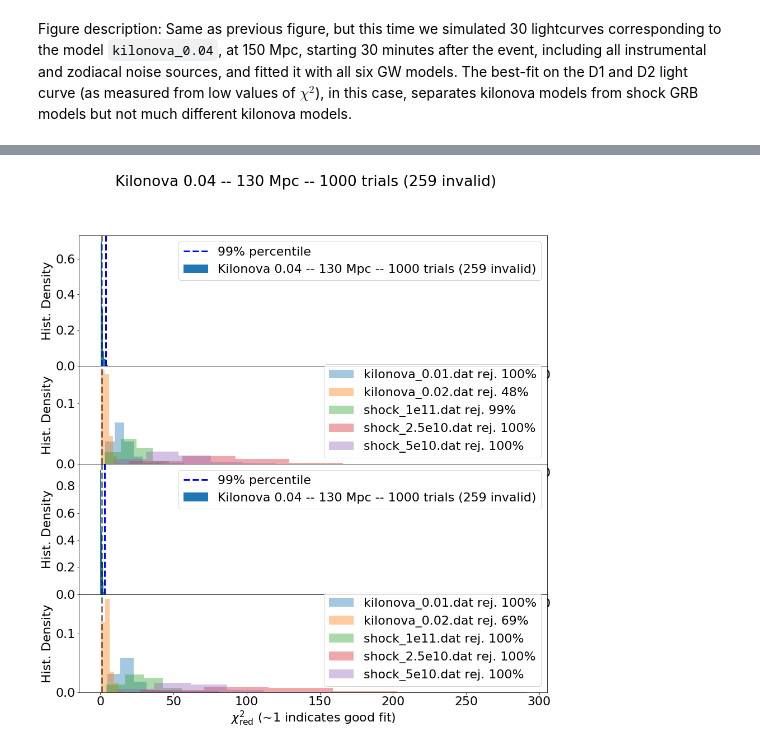
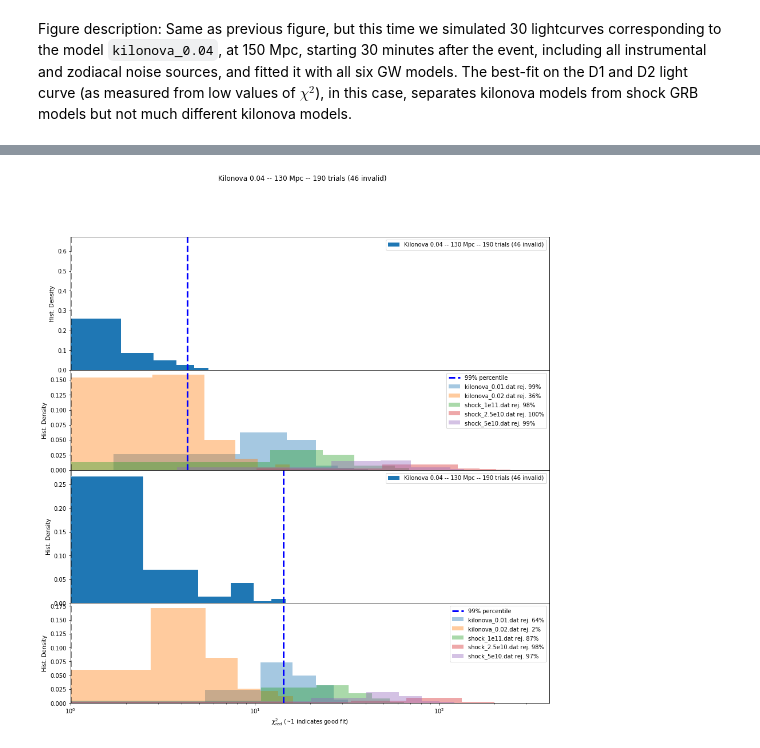
Before and after one commit to bwgref/duet-astro, a Jupyter notebook: notebooks/Realistic_lightcurves.ipynb, the cells around one changed output, grey strips where cells are left out. Cells and saved outputs as stored; diff of their text form; code cells hidden in the pictures.

```diff
--- a/notebooks/Realistic_lightcurves.ipynb
+++ b/notebooks/Realistic_lightcurves.ipynb
@@ -212,6 +209,14 @@ def fit_lightcurve(lightcurve, label='lightcurve fit', solutions=None,
     from scipy.interpolate import interp1d
     from astropy.visualization import quantity_support
     quantity_support()
+
+    if solutions is None:
+        solutions = QTable(
+            names='model,D1,D2,ratio,D1_chisq,D2_chisq,ratio_chisq,ngood'.split(','),
+            dtype=['U30', float, float, float, float, float, float, int])
+
+    lc_files = Simulations().emgw_simulations
+
     fluence_D1 = lightcurve['fluence_D1_fit']
     fluence_D2 = lightcurve['fluence_D2_fit']
     snr_D1 = lightcurve['snr_D1']
@@ -221,6 +226,10 @@ def fit_lightcurve(lightcurve, label='lightcurve fit', solutions=None,
     lightcurve = lightcurve[good]
     if len(lightcurve) < 2:
         print("Lightcurve is invalid")
+        for lc_file in lc_files:
+            solutions.add_row({'model': lc_file, 'D1': 0, 'D2': 0, 'ratio': 0,
+                               'D1_chisq': -1, 'D2_chisq': -1, 'ratio_chisq': -1,
+                               'ngood': 0})
         return solutions
 
     fluence_D1 = lightcurve['fluence_D1_fit']
@@ -235,11 +244,6 @@ def fit_lightcurve(lightcurve, label='lightcurve fit', solutions=None,
     ratio_err = ratio * (fluence_D1_err / fluence_D1 +
                          fluence_D2_err / fluence_D2)
 
-    lc_files = Simulations().emgw_simulations
-    if solutions is None:
-        solutions = QTable(
-            names='model,D1,D2,ratio,D1_chisq,D2_chisq,ratio_chisq,ngood'.split(','),
-            dtype=['U30', float, float, float, float, float, float, int])
     if debug:
         plt.figure(figsize=(15, 15))
         plt.suptitle(label)
@@ -437,7 +576,10 @@ plot_distributions(solutions_sh510_30, correct='shock_5e10.dat',
 # %%
 solutions_k04 = Table.read('solutions_k04.csv')
+ntrials = len(solutions_k04)//6
+good = solutions_k04['D1_chisq'] > 0
+solutions_k04 = solutions_k04[good]
 ngood = len(solutions_k04)//6
 plot_distributions(solutions_k04, correct='kilonova_0.04.dat',
                    label=f"Kilonova 0.04 -- 130 Mpc -- {ntrials} trials ({ntrials - ngood} invalid)", nbins=7)
 # %% [output]
-[figure, old version]
+[figure, new version]
```
Also changed, not shown: parts of 8 cells of this notebook.
